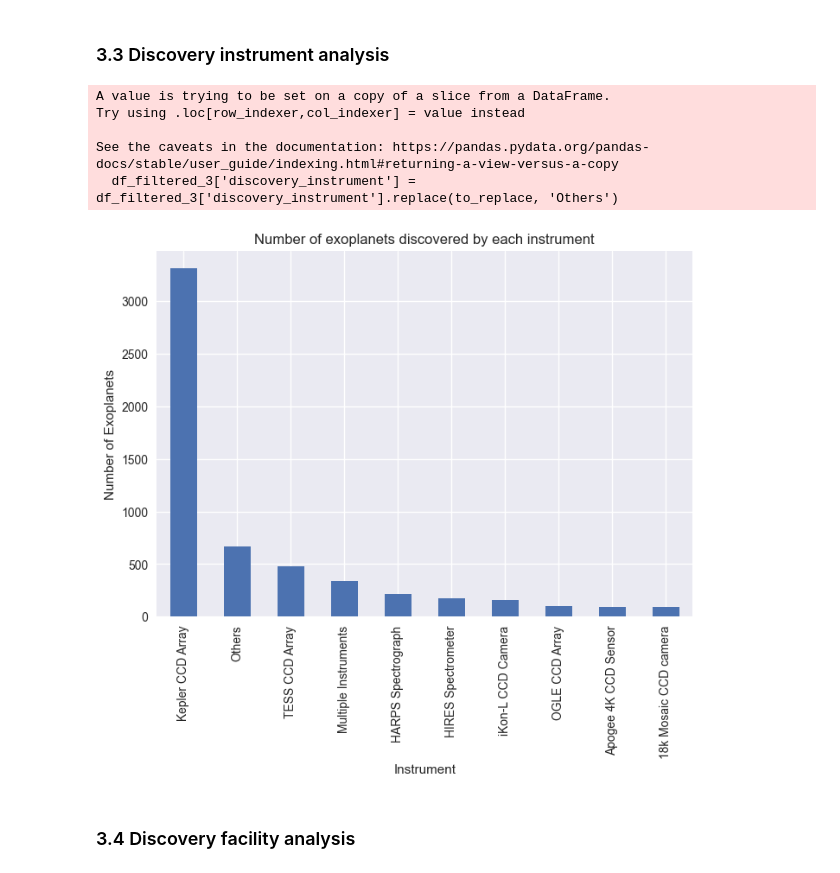
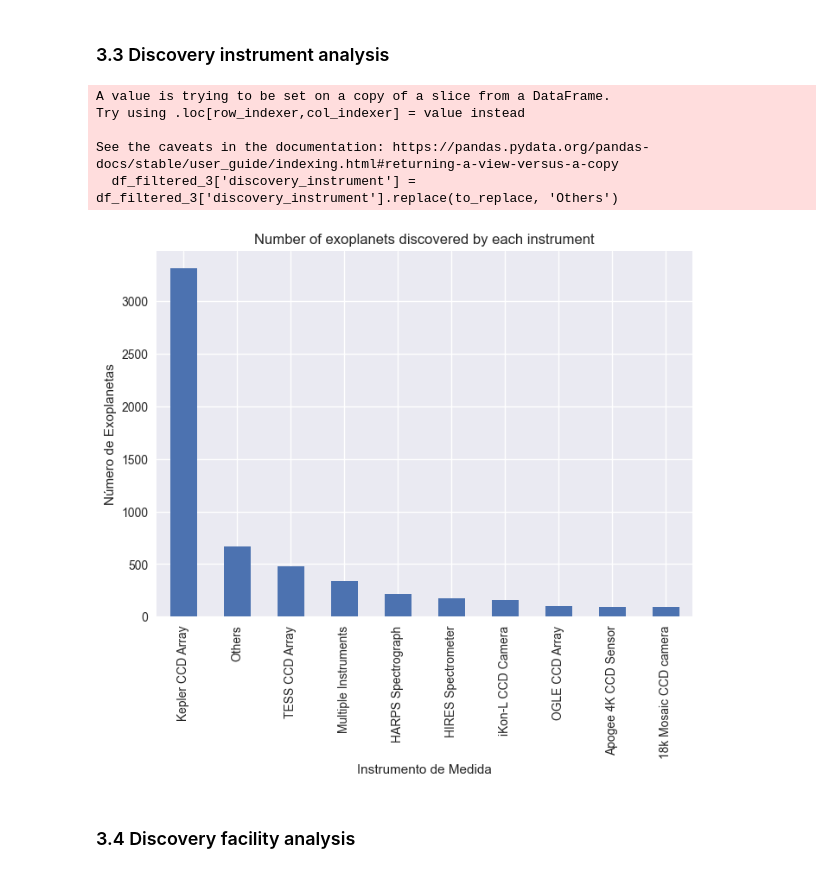
Before and after one commit to albertoseleto/exoplanets-classifier, a Jupyter notebook: thesis.ipynb, the cells around one changed output. Saved outputs shown, nothing was run; the diff lists cells and outputs as text; code cells hidden in the pictures.

```diff
--- a/thesis.ipynb
+++ b/thesis.ipynb
@@ -204,25 +219,25 @@ See the caveats in the documentation: https://pandas.pydata.org/pandas-docs/stab
 # %%
 # Calculate value counts
 value_counts = df_filtered_3['discovery_instrument'].value_counts()
 
 # Identify values with counts less than 80
 to_replace = value_counts[value_counts < 80].index
 
 # Replace these values with "Others"
 df_filtered_3['discovery_instrument'] = df_filtered_3['discovery_instrument'].replace(to_replace, 'Others')
 
 # Plot the updated value counts
 df_filtered_3['discovery_instrument'].value_counts().plot.bar(title='Number of exoplanets discovered by each instrument')
-plt.xlabel('Instrument')
-plt.ylabel('Number of Exoplanets')
+plt.xlabel('Instrumento de Medida')
+plt.ylabel('Número de Exoplanetas')
 plt.show()
 # %% [output]
 A value is trying to be set on a copy of a slice from a DataFrame.
 Try using .loc[row_indexer,col_indexer] = value instead
 
 See the caveats in the documentation: https://pandas.pydata.org/pandas-docs/stable/user_guide/indexing.html#returning-a-view-versus-a-copy
   df_filtered_3['discovery_instrument'] = df_filtered_3['discovery_instrument'].replace(to_replace, 'Others')
-[figure, old version]
+[figure, new version]
 # %% [markdown]
 ### 3.4 Discovery facility analysis
 # %% [markdown]
```
Also changed, not shown: parts of 10 cells of this notebook.
